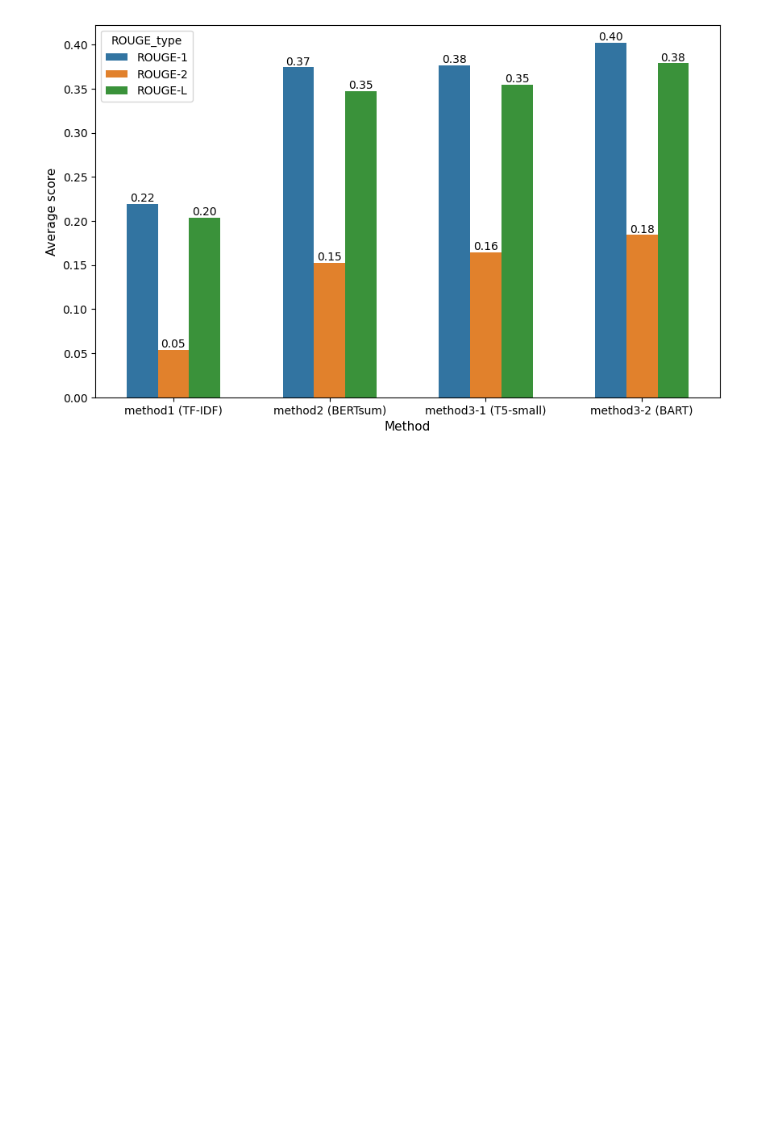
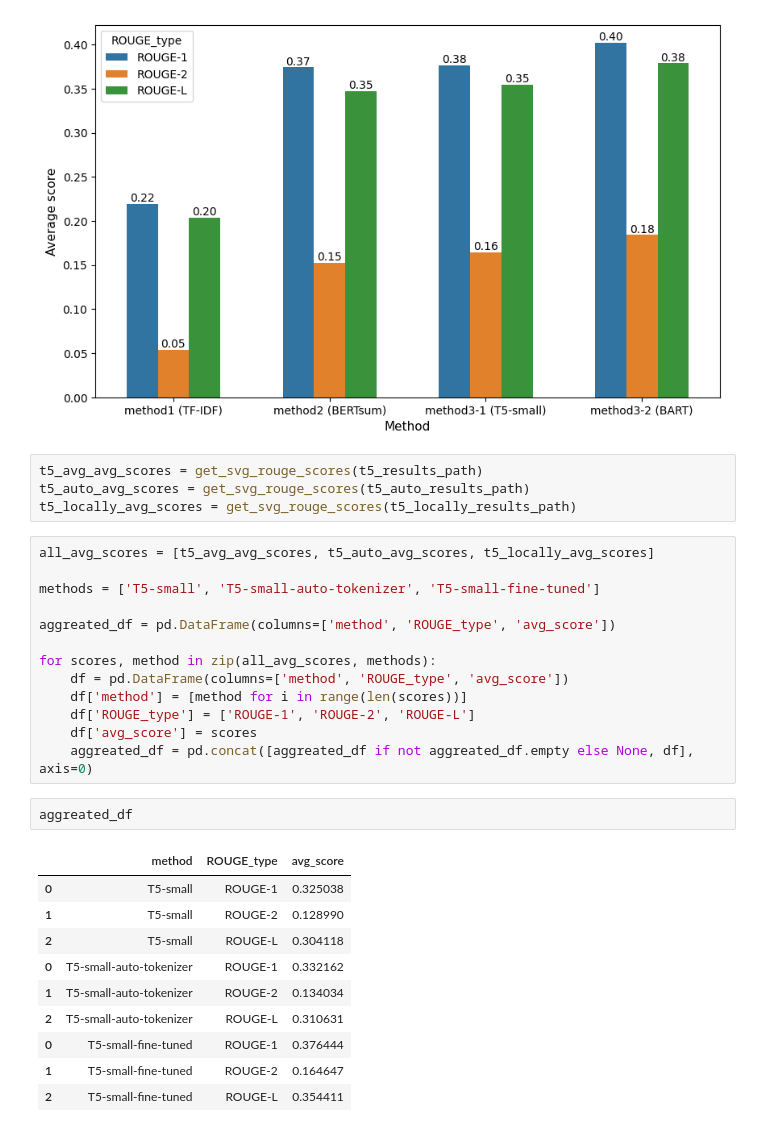
Before and after one commit to zs144/23fa-ece684-final-proj, a Jupyter notebook: results_visualization.ipynb, the cells around one changed output. Drawn from its saved outputs; the diff is of its cells as text; blank space fills up the shorter version.

Commit message:
Aggregate results of T5 variants

```diff
--- a/results_visualization.ipynb
+++ b/results_visualization.ipynb
@@ -168,3 +168,33 @@ plt.savefig(fname='./results/images/barplot/comparison.png', transparent=False,
 plt.show()
 # %% [output]
 [figure]
+# %%
+t5_avg_avg_scores = get_svg_rouge_scores(t5_results_path)
+t5_auto_avg_scores = get_svg_rouge_scores(t5_auto_results_path)
+t5_locally_avg_scores = get_svg_rouge_scores(t5_locally_results_path)
+# %%
+all_avg_scores = [t5_avg_avg_scores, t5_auto_avg_scores, t5_locally_avg_scores]
+
+methods = ['T5-small', 'T5-small-auto-tokenizer', 'T5-small-fine-tuned']
+
+aggreated_df = pd.DataFrame(columns=['method', 'ROUGE_type', 'avg_score'])
+
+for scores, method in zip(all_avg_scores, methods):
+    df = pd.DataFrame(columns=['method', 'ROUGE_type', 'avg_score'])
+    df['method'] = [method for i in range(len(scores))]
+    df['ROUGE_type'] = ['ROUGE-1', 'ROUGE-2', 'ROUGE-L']
+    df['avg_score'] = scores
+    aggreated_df = pd.concat([aggreated_df if not aggreated_df.empty else None, df], axis=0)
+# %%
+aggreated_df
+# %% [output]
+|  | method | ROUGE_type | avg_score |
+| 0 | T5-small | ROUGE-1 | 0.325038 |
+| 1 | T5-small | ROUGE-2 | 0.128990 |
+| 2 | T5-small | ROUGE-L | 0.304118 |
+| 0 | T5-small-auto-tokenizer | ROUGE-1 | 0.332162 |
+| 1 | T5-small-auto-tokenizer | ROUGE-2 | 0.134034 |
+| 2 | T5-small-auto-tokenizer | ROUGE-L | 0.310631 |
+| 0 | T5-small-fine-tuned | ROUGE-1 | 0.376444 |
+| 1 | T5-small-fine-tuned | ROUGE-2 | 0.164647 |
+| 2 | T5-small-fine-tuned | ROUGE-L | 0.354411 |
```
